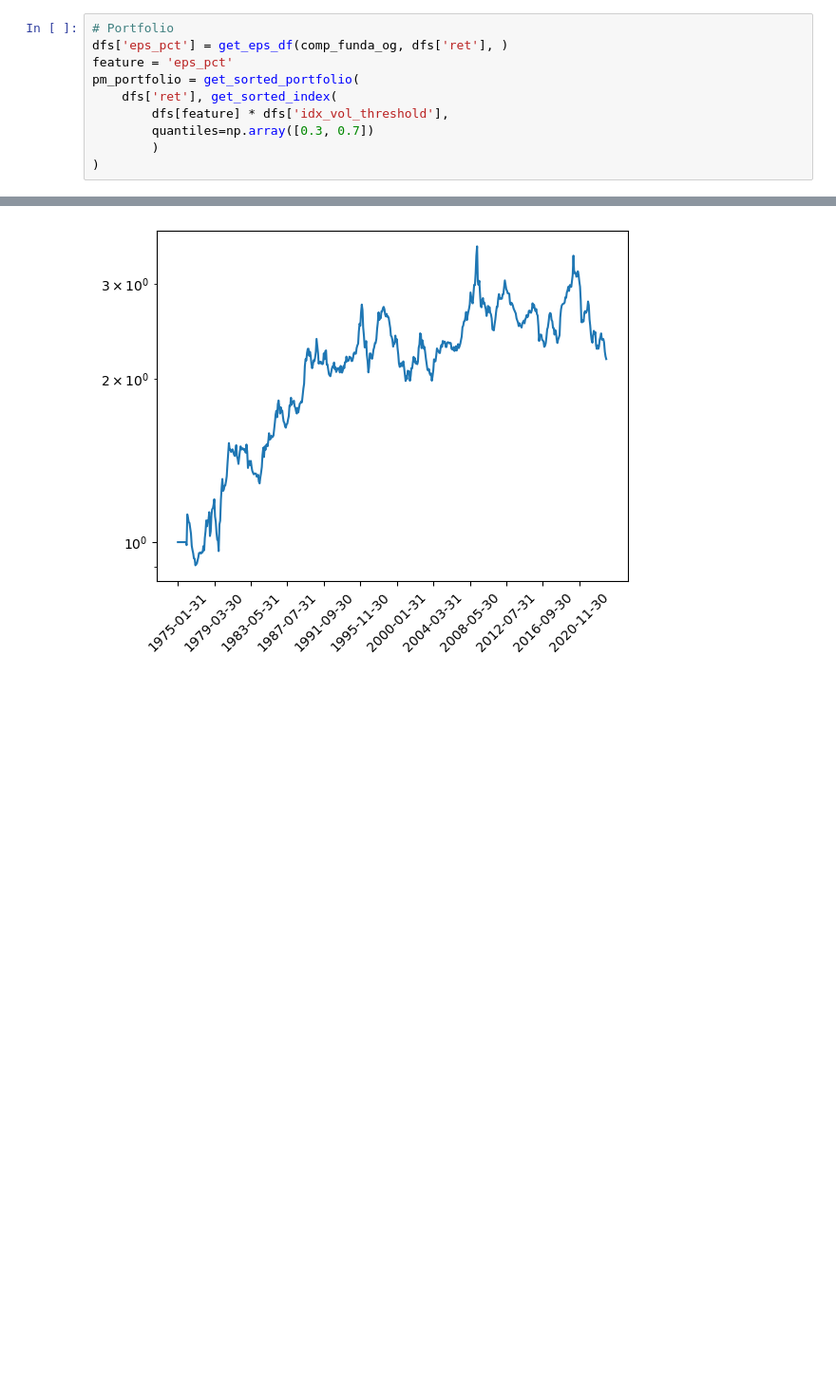
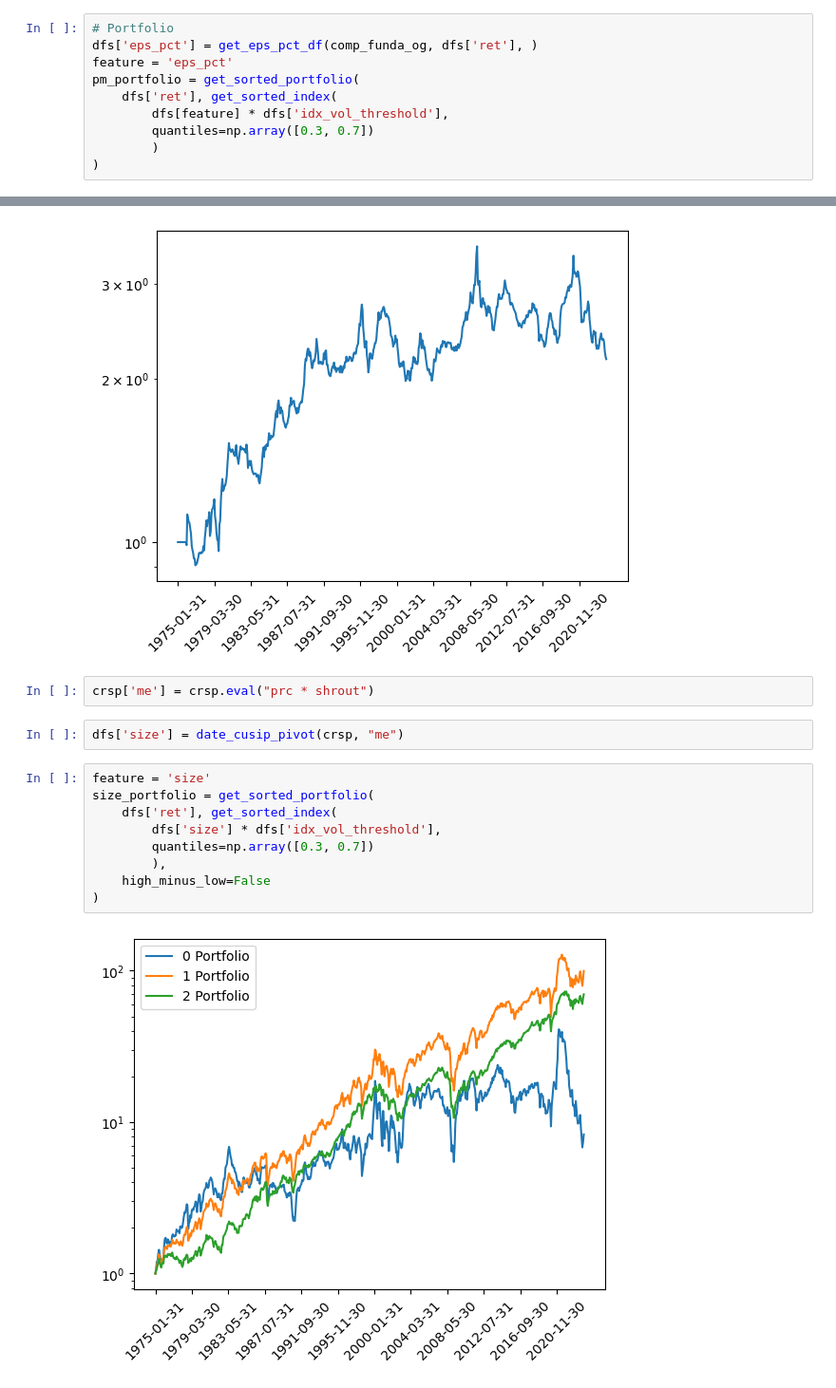
Before and after one commit to Castoria21/Capstone, a Jupyter notebook: code/demo.ipynb, the cells around one changed output, grey strips where cells are left out. Shown at 95% size. Saved outputs shown, nothing was run; the diff lists cells and outputs as text; blank space fills up the shorter version.

```diff
--- a/code/demo.ipynb
+++ b/code/demo.ipynb
@@ -59,6 +70,6 @@ pm_portfolio = get_sorted_portfolio(
 # %%
 # Portfolio
-dfs['eps_pct'] = get_eps_df(comp_funda_og, dfs['ret'], )
+dfs['eps_pct'] = get_eps_pct_df(comp_funda_og, dfs['ret'], )
 feature = 'eps_pct'
 pm_portfolio = get_sorted_portfolio(
     dfs['ret'], get_sorted_index(
@@ -69,3 +80,18 @@ pm_portfolio = get_sorted_portfolio(
 # %% [output]
 [figure]
 [figure]
+# %%
+crsp['me'] = crsp.eval("prc * shrout")
+# %%
+dfs['size'] = date_cusip_pivot(crsp, "me")
+# %%
+feature = 'size'
+size_portfolio = get_sorted_portfolio(
+    dfs['ret'], get_sorted_index(
+        dfs['size'] * dfs['idx_vol_threshold'],
+        quantiles=np.array([0.3, 0.7])
+        ),
+    high_minus_low=False
+)
+# %% [output]
+[figure, added]
```
Also changed, not shown: parts of 8 cells of this notebook, 6 other files.
